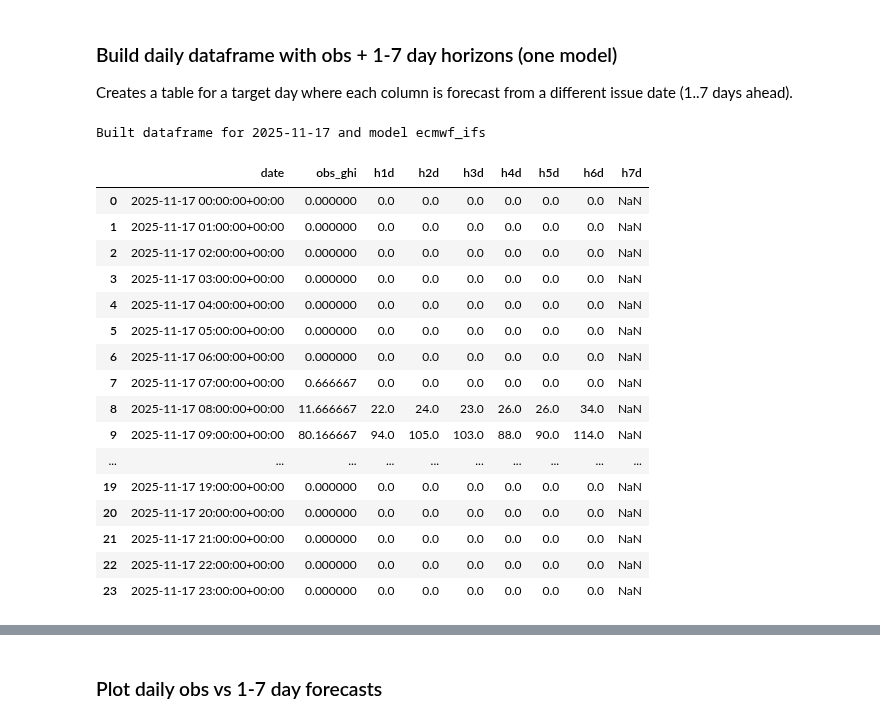
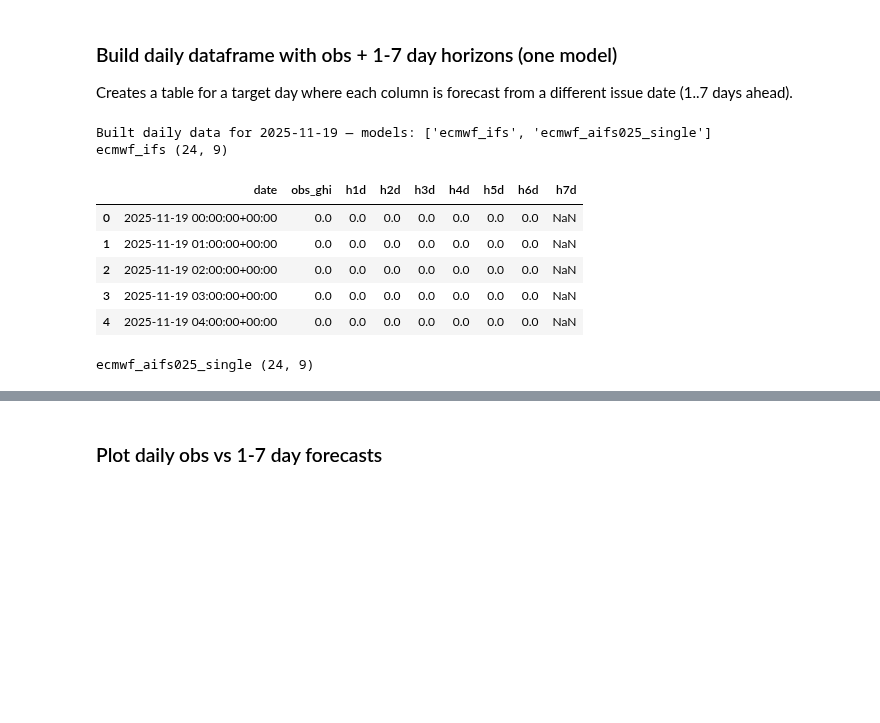
Before and after one commit to Louis2308/Solar-poster, a Jupyter notebook: Forcast_Comparison.ipynb, the cells around one changed output, grey strips where cells are left out. Saved outputs shown, nothing was run; the diff lists cells and outputs as text; code cells hidden in the pictures; blank space fills up the shorter version.

```diff
--- a/Forcast_Comparison.ipynb
+++ b/Forcast_Comparison.ipynb
@@ -762,67 +780,55 @@ Sample rows:
 ### Build daily dataframe with obs + 1-7 day horizons (one model)
 Creates a table for a target day where each column is forecast from a different issue date (1..7 days ahead).
 # %%
-
 import pandas as pd
 from pathlib import Path
 
-# Configure
-model_focus = 'ecmwf_ifs'  # model to compare
-target_day = pd.to_datetime('2025-11-17', utc=True)  # day you want to evaluate (UTC, date only)
+models_focus = ['ecmwf_ifs', 'ecmwf_aifs025_single']  # pick any two (or more) models you want to compare
+target_day = pd.to_datetime('2025-11-19', utc=True)  # day you want to evaluate (UTC, date only)
 data_dir = Path('ForcastData')
 
-# helper
 def issue_from_name(path: Path) -> pd.Timestamp:
     ts = path.stem.split('_')[1]  # e.g., 20251118T0600
     return pd.to_datetime(ts, format='%Y%m%dT%H%M', utc=True)
 
 def load_file(path: Path):
     df = pd.read_csv(path, parse_dates=['date'])
     df['issue_time'] = issue_from_name(path)
     df['horizon_hours'] = (df['date'] - df['issue_time']).dt.total_seconds() / 3600
     return df
 
-# observation for target day (hourly)
-obs_day = obs_ready[obs_ready['date'].dt.floor('D') == target_day].copy()
-if obs_day.empty:
-    raise ValueError(f"No observations for {target_day.date()}")
-result = pd.DataFrame({'date': obs_day['date'], 'obs_ghi': obs_day['ghi']})
-result = result.set_index('date')
+def build_daily_result(model_focus: str, target_day: pd.Timestamp) -> pd.DataFrame:
+    obs_day = obs_ready[obs_ready['date'].dt.floor('D') == target_day].copy()
+    if obs_day.empty:
+        raise ValueError(f"No observations for {target_day.date()}")
+    result = pd.DataFrame({'date': obs_day['date'], 'obs_ghi': obs_day['ghi']}).set_index('date')
 
-# build columns for horizons 1..7 days using issue files target_day - k days
-for k in range(1, 8):
-    issue_day = (target_day - pd.Timedelta(days=k)).strftime('%Y%m%dT0600')
-    fname = f"06072_{issue_day}.csv"
-    fpath = data_dir / fname
-    if not fpath.exists():
-        print(f"Missing forecast file for {k}d horizon: {fname}")
-        continue
-    df = load_file(fpath)
-    df = df[['date', model_focus]].rename(columns={model_focus: f'h{k}d'})
-    # keep only rows for target_day
-    df = df[df['date'].dt.floor('D') == target_day]
-    df = df.set_index('date')
-    result = result.join(df, how='left')
+    for k in range(1, 8):
+        issue_day = (target_day - pd.Timedelta(days=k)).strftime('%Y%m%dT0600')
+        fname = f"06072_{issue_day}.csv"
+        fpath = data_dir / fname
+        if not fpath.exists():
+            print(f"Missing forecast file for {k}d horizon: {fname}")
+            continue
+        df = load_file(fpath)
+        df = df[['date', model_focus]].rename(columns={model_focus: f'h{k}d'})
+        df = df[df['date'].dt.floor('D') == target_day].set_index('date')
+        result = result.join(df, how='left')
 
-result = result.reset_index()
-print(f"Built dataframe for {target_day.date()} and model {model_focus}")
-display(result.head(30))
+    return result.reset_index()
+
+results = {m: build_daily_result(m, target_day) for m in models_focus}
+print(f"Built daily data for {target_day.date()} — models: {list(results)}")
+for m, df in results.items():
+    print(m, df.shape)
+    display(df.head(5))
 # %% [output]
-Built dataframe for 2025-11-17 and model ecmwf_ifs
+Built daily data for 2025-11-19 — models: ['ecmwf_ifs', 'ecmwf_aifs025_single']
+ecmwf_ifs (24, 9)
 |  | date | obs_ghi | h1d | h2d | h3d | h4d | h5d | h6d | h7d |
-| 0 | 2025-11-17 00:00:00+00:00 | 0.000000 | 0.0 | 0.0 | 0.0 | 0.0 | 0.0 | 0.0 | NaN |
-| 1 | 2025-11-17 01:00:00+00:00 | 0.000000 | 0.0 | 0.0 | 0.0 | 0.0 | 0.0 | 0.0 | NaN |
-| 2 | 2025-11-17 02:00:00+00:00 | 0.000000 | 0.0 | 0.0 | 0.0 | 0.0 | 0.0 | 0.0 | NaN |
-| 3 | 2025-11-17 03:00:00+00:00 | 0.000000 | 0.0 | 0.0 | 0.0 | 0.0 | 0.0 | 0.0 | NaN |
-| 4 | 2025-11-17 04:00:00+00:00 | 0.000000 | 0.0 | 0.0 | 0.0 | 0.0 | 0.0 | 0.0 | NaN |
-| 5 | 2025-11-17 05:00:00+00:00 | 0.000000 | 0.0 | 0.0 | 0.0 | 0.0 | 0.0 | 0.0 | NaN |
-| 6 | 2025-11-17 06:00:00+00:00 | 0.000000 | 0.0 | 0.0 | 0.0 | 0.0 | 0.0 | 0.0 | NaN |
-| 7 | 2025-11-17 07:00:00+00:00 | 0.666667 | 0.0 | 0.0 | 0.0 | 0.0 | 0.0 | 0.0 | NaN |
-| 8 | 2025-11-17 08:00:00+00:00 | 11.666667 | 22.0 | 24.0 | 23.0 | 26.0 | 26.0 | 34.0 | NaN |
-| 9 | 2025-11-17 09:00:00+00:00 | 80.166667 | 94.0 | 105.0 | 103.0 | 88.0 | 90.0 | 114.0 | NaN |
-| ... | ... | ... | ... | ... | ... | ... | ... | ... | ... |
-| 19 | 2025-11-17 19:00:00+00:00 | 0.000000 | 0.0 | 0.0 | 0.0 | 0.0 | 0.0 | 0.0 | NaN |
-| 20 | 2025-11-17 20:00:00+00:00 | 0.000000 | 0.0 | 0.0 | 0.0 | 0.0 | 0.0 | 0.0 | NaN |
-| 21 | 2025-11-17 21:00:00+00:00 | 0.000000 | 0.0 | 0.0 | 0.0 | 0.0 | 0.0 | 0.0 | NaN |
-| 22 | 2025-11-17 22:00:00+00:00 | 0.000000 | 0.0 | 0.0 | 0.0 | 0.0 | 0.0 | 0.0 | NaN |
-| 23 | 2025-11-17 23:00:00+00:00 | 0.000000 | 0.0 | 0.0 | 0.0 | 0.0 | 0.0 | 0.0 | NaN |
+| 0 | 2025-11-19 00:00:00+00:00 | 0.0 | 0.0 | 0.0 | 0.0 | 0.0 | 0.0 | 0.0 | NaN |
+| 1 | 2025-11-19 01:00:00+00:00 | 0.0 | 0.0 | 0.0 | 0.0 | 0.0 | 0.0 | 0.0 | NaN |
+| 2 | 2025-11-19 02:00:00+00:00 | 0.0 | 0.0 | 0.0 | 0.0 | 0.0 | 0.0 | 0.0 | NaN |
+| 3 | 2025-11-19 03:00:00+00:00 | 0.0 | 0.0 | 0.0 | 0.0 | 0.0 | 0.0 | 0.0 | NaN |
+| 4 | 2025-11-19 04:00:00+00:00 | 0.0 | 0.0 | 0.0 | 0.0 | 0.0 | 0.0 | 0.0 | NaN |
+ecmwf_aifs025_single (24, 9)
```
Also changed, not shown: parts of 4 cells of this notebook.
